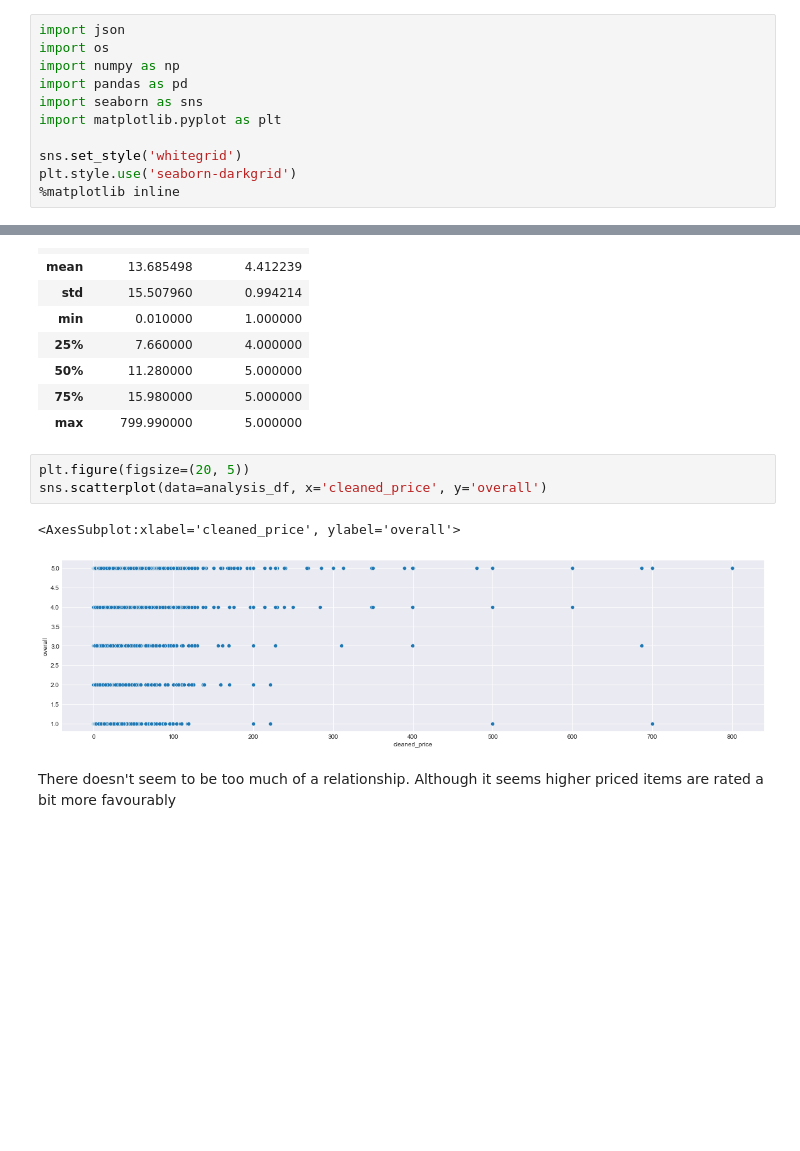
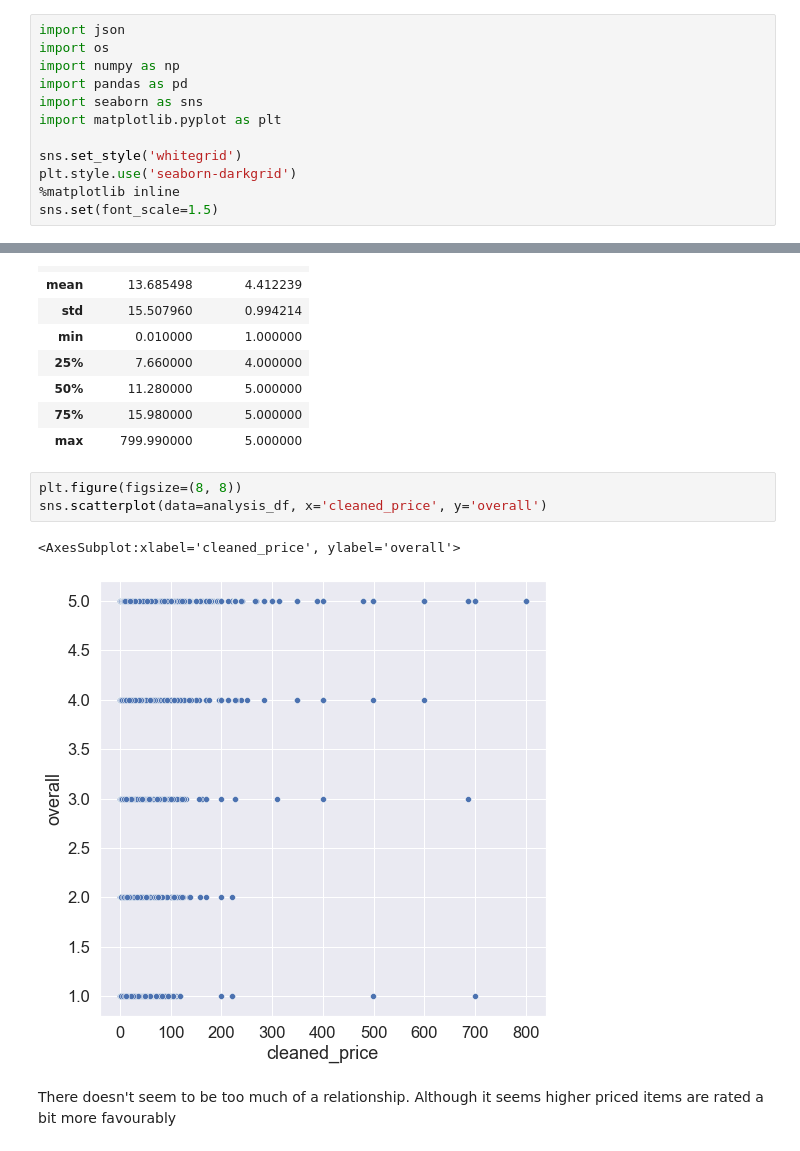
Before and after one commit to MattB17/AmazonRecommenderSystem, a Jupyter notebook: Exploration.ipynb, the cells around one changed output, grey strips where cells are left out. Cells and saved outputs as stored; diff of their text form; blank space fills up the shorter version.

```diff
--- a/Exploration.ipynb
+++ b/Exploration.ipynb
@@ -9,6 +9,7 @@ import matplotlib.pyplot as plt
 sns.set_style('whitegrid')
 plt.style.use('seaborn-darkgrid')
 %matplotlib inline
+sns.set(font_scale=1.5)
 # %%
 data = []
 with open(os.path.join('data', 'train.json'), 'r') as train_file:
@@ -88,10 +89,10 @@ analysis_df[['cleaned_price', 'overall']].describe()
 | 75% | 15.980000 | 5.000000 |
 | max | 799.990000 | 5.000000 |
 # %%
-plt.figure(figsize=(20, 5))
+plt.figure(figsize=(8, 8))
 sns.scatterplot(data=analysis_df, x='cleaned_price', y='overall')
 # %% [output]
 <AxesSubplot:xlabel='cleaned_price', ylabel='overall'>
-[figure, old version]
+[figure, new version]
 # %% [markdown]
 There doesn't seem to be too much of a relationship. Although it seems higher priced items are rated a bit more favourably
```
Also changed, not shown: parts of 7 cells of this notebook, 1 other file.
